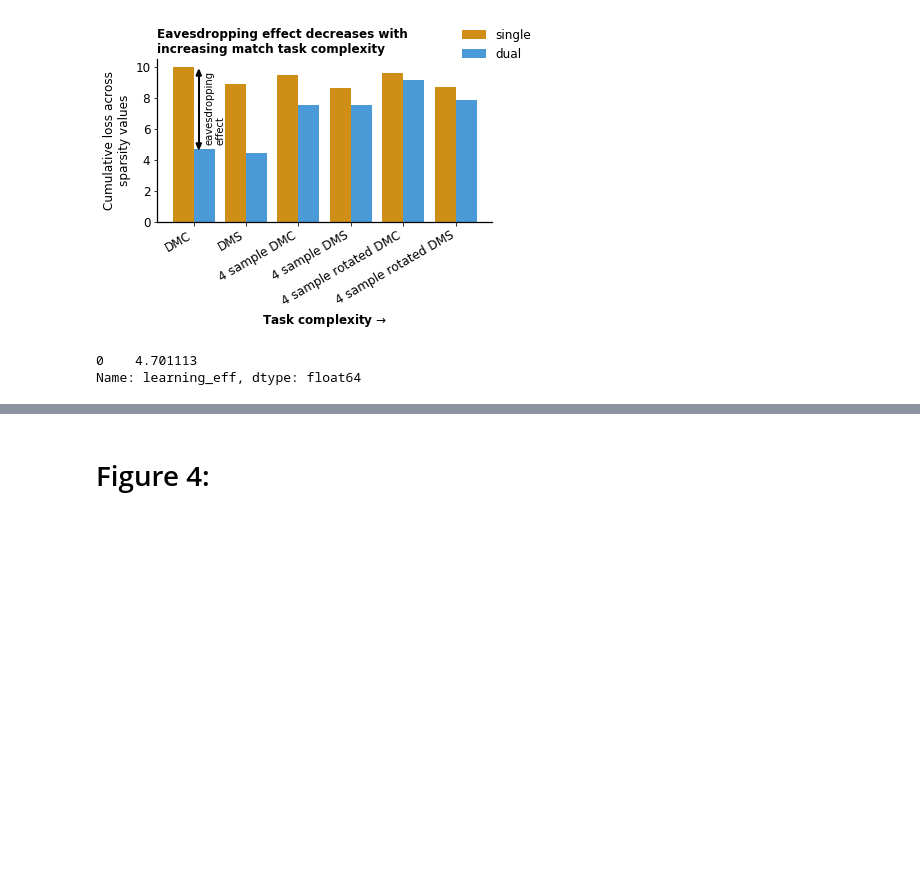
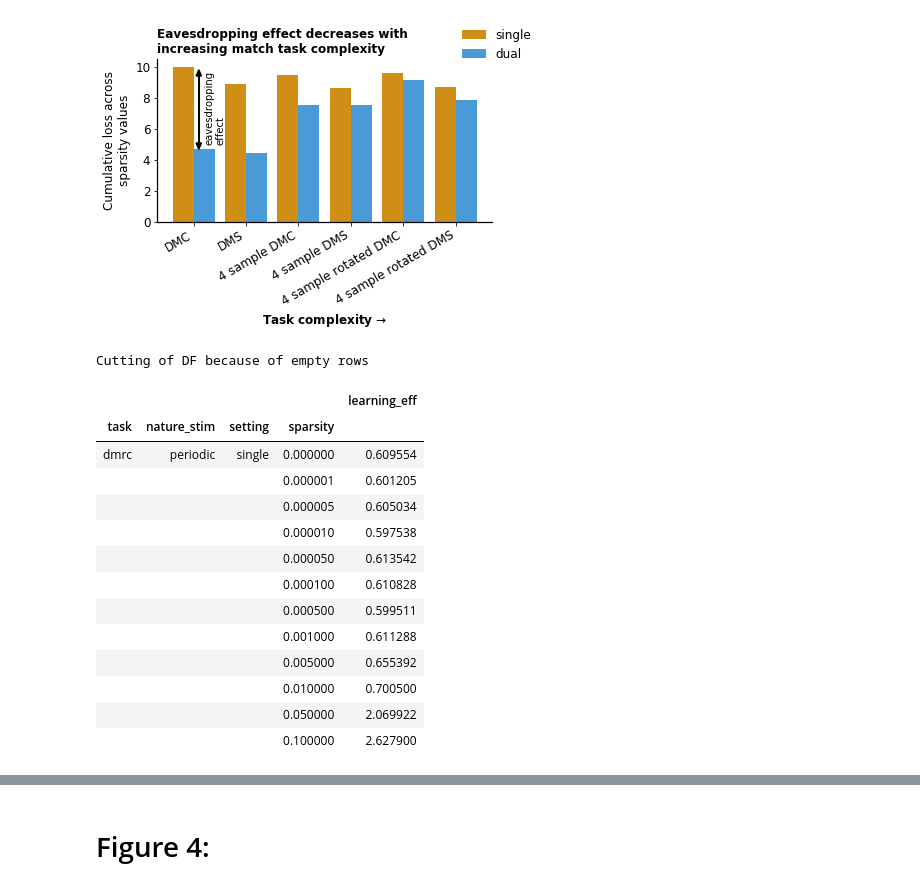
Before and after one commit to vdplasthijs/eavesdropping, a Jupyter notebook: multitasking learning for recurrent nets.ipynb, the cells around one changed output, grey strips where cells are left out. Cells and saved outputs as stored; diff of their text form; code cells hidden in the pictures; blank space fills up the shorter version.

```diff
--- a/multitasking learning for recurrent nets.ipynb
+++ b/multitasking learning for recurrent nets.ipynb
@@ -644,6 +629,26 @@ tmp_df = tmp_df.groupby(['setting']).sum()
+# %%
+tmp_df = ru.calculate_all_learning_eff_indices(task_list=['dmrc'], nature_stim_list=['periodic'],
+                                            method='final_loss')
+# %% [output]
+Cutting of DF because of empty rows
 # %%
-tmp_df = tmp_df.reset_index()
-tmp_df[tmp_df['setting'] == 'multi']['learning_eff']
+tmp_df[[x[:4] == 'pred' for x in tmp_df['loss_comp']]].groupby(['task', 'nature_stim', 'setting','sparsity']).mean()
+
+# tmp_df.groupby(['setting']).sum()
+# tmp_df = tmp_df.reset_index()
+# tmp_df[tmp_df['setting'] == 'multi']['learning_eff']
 # %% [output]
-0    4.701113
-Name: learning_eff, dtype: float64
+|  |  |  |  | learning_eff |
+| task | nature_stim | setting | sparsity |  |
+| dmrc | periodic | single | 0.000000 | 0.609554 |
+|  |  |  | 0.000001 | 0.601205 |
+|  |  |  | 0.000005 | 0.605034 |
+|  |  |  | 0.000010 | 0.597538 |
+|  |  |  | 0.000050 | 0.613542 |
+|  |  |  | 0.000100 | 0.610828 |
+|  |  |  | 0.000500 | 0.599511 |
+|  |  |  | 0.001000 | 0.611288 |
+|  |  |  | 0.005000 | 0.655392 |
+|  |  |  | 0.010000 | 0.700500 |
+|  |  |  | 0.050000 | 2.069922 |
+|  |  |  | 0.100000 | 2.627900 |
```
Also changed, not shown: parts of 7 cells of this notebook, 2 other files.
